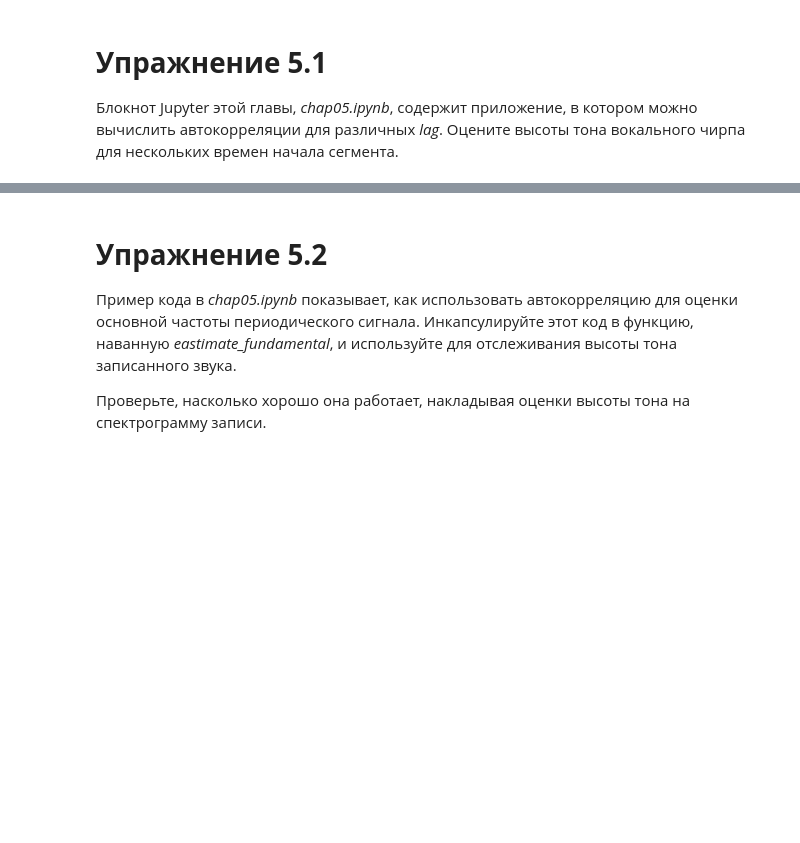
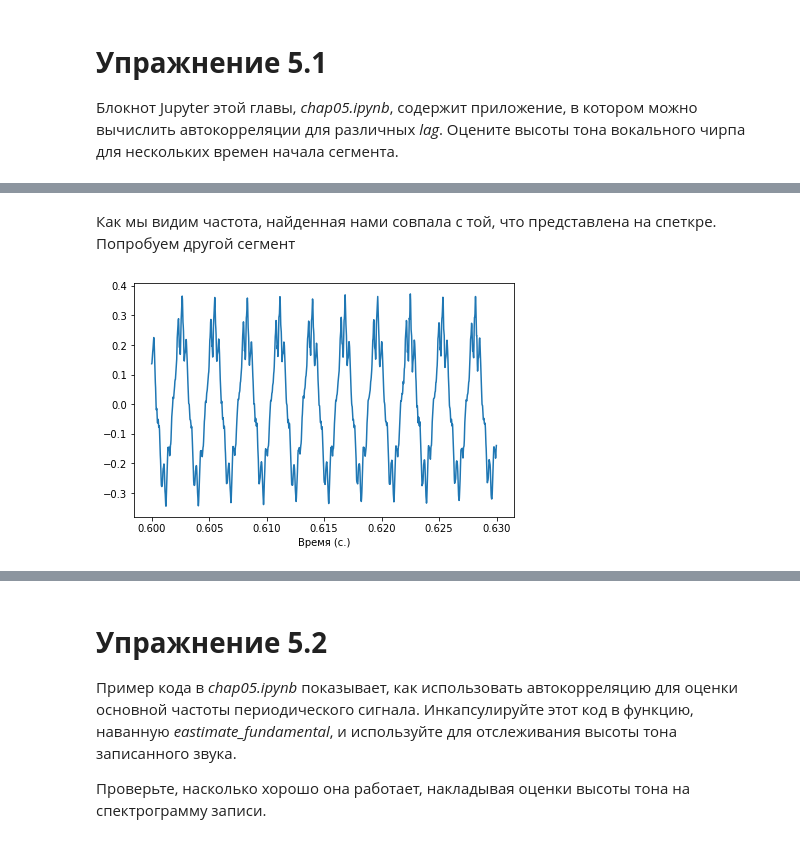
Before and after one commit to DenZhid/TelecommunicationSystemsLabs, a Jupyter notebook: Lab5/Lab5.ipynb, the cells around one changed output, grey strips where cells are left out. Drawn from its saved outputs; the diff is of its cells as text; code cells hidden in the pictures; blank space fills up the shorter version.

```diff
--- a/Lab5/Lab5.ipynb
+++ b/Lab5/Lab5.ipynb
@@ -27,0 +77,9 @@ from thinkdsp import read_wave
+# %% [markdown]
+Как мы видим частота, найденная нами совпала с той, что представлена на спеткре.
+Попробуем другой сегмент
+# %%
+segment = wave.segment(start = 0.6, duration = 0.03)
+segment.plot()
+decorate(xlabel='Время (с.)')
+# %% [output]
+[figure, added]
```
Also changed, not shown: parts of 40 cells of this notebook.
